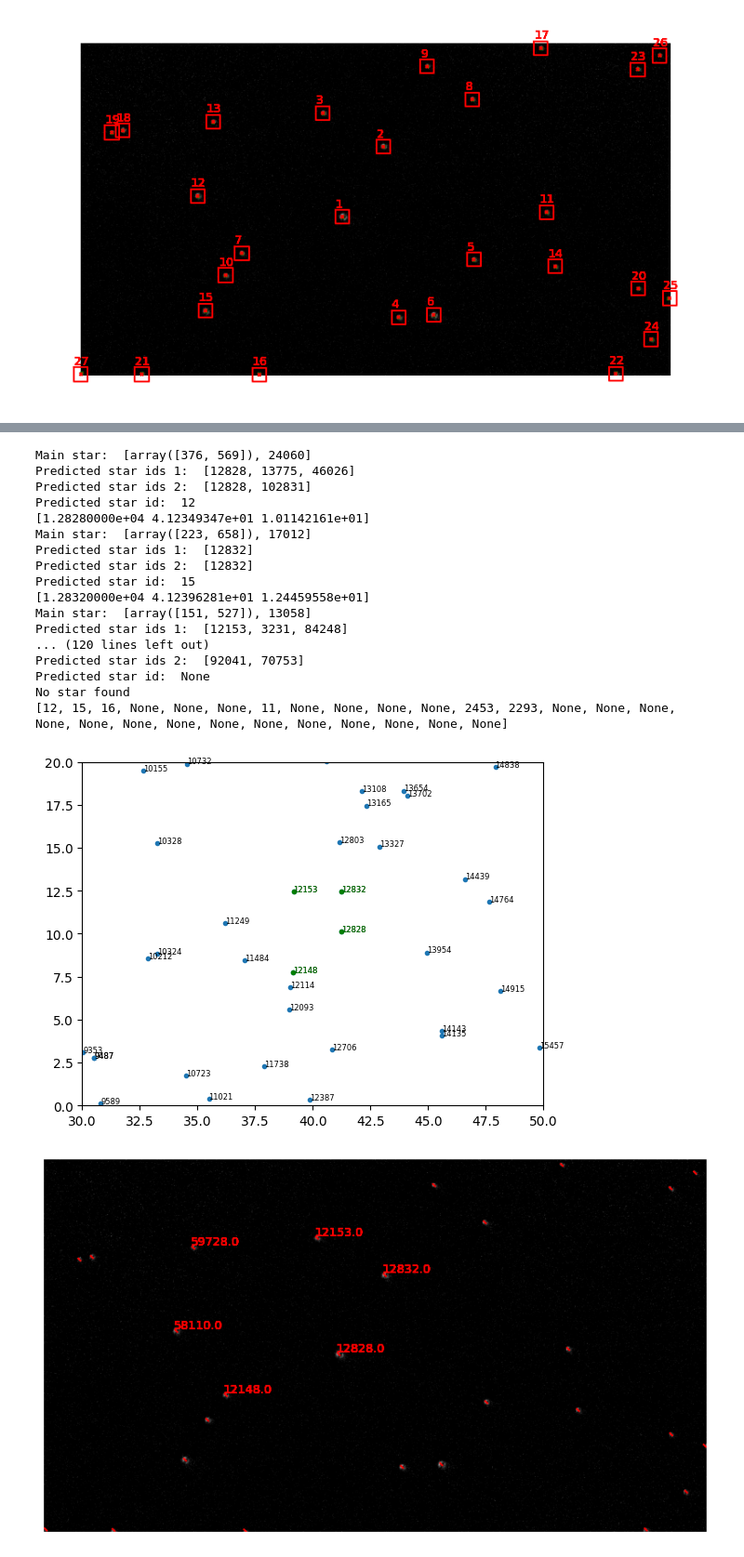
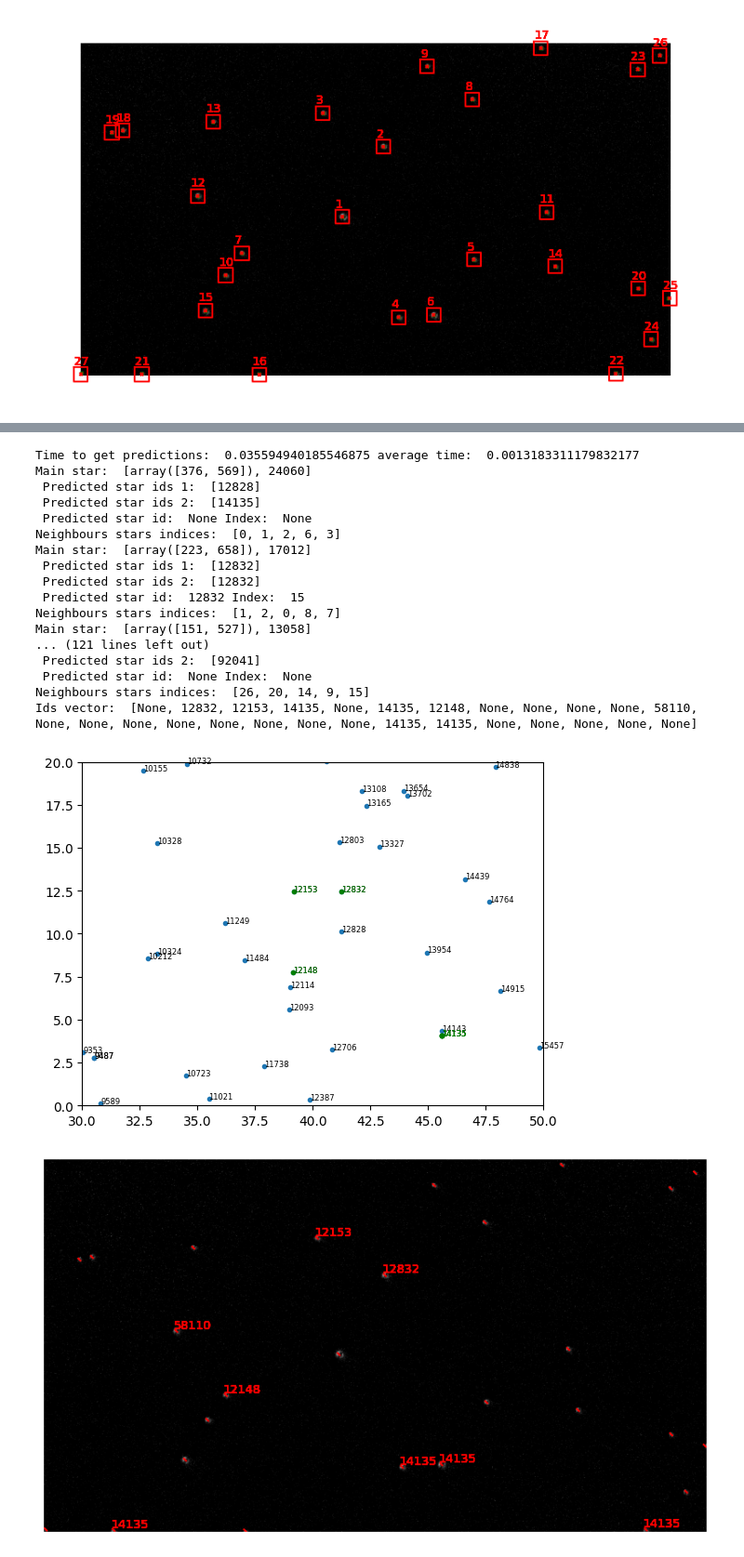
Before and after one commit to I-Zuniga/Event_Star_tracker, a Jupyter notebook: jupyter_notebooks/sdk_test.ipynb, the cells around one changed output, grey strips where cells are left out. Shown at 93% size. Drawn from its saved outputs; the diff is of its cells as text; code cells hidden in the pictures.

Commit message:
star double check added

```diff
--- a/jupyter_notebooks/sdk_test.ipynb
+++ b/jupyter_notebooks/sdk_test.ipynb
@@ -411,14 +387,16 @@ with open('../data/SOM_parameters/'+name+'/star_dict_'+ name + '.p', 'rb') as in
 # %%
 #Get the image postion
+from numpy import append
 from lib.event_processing import *
+import time
 
 # ref_pixel_to_deg = 0.005319449742301844 /3.5#In degres from sun_calibration with FOV=reference_FOV
 ref_pixel_to_deg = 0.0009601418439716312 #In degres from sun_calibration with FOV=reference_FOV
 
-stars_data = get_star_dataset(type ='tycho', path = '../data/catalogs/tycho2_VT_6.csv')
-if isinstance(stars_data, pd.DataFrame):
+stars_data_df = get_star_dataset(type ='tycho', path = '../data/catalogs/tycho2_VT_6.csv')
+if isinstance(stars_data_df, pd.DataFrame):
     # stars_data['data_number'] = stars_data.index
-    stars_data = stars_data[['HIP','RA(ICRS)', 'DE(ICRS)']].values
+    stars_data = stars_data_df[['HIP','RA(ICRS)', 'DE(ICRS)']].values
 
 reference_FOV = 1 #In degrees
 recording_FOV = 14.3 #In degrees
@@ -429,8 +407,14 @@ features_vec_2 = []
 
 predcited_stars = []
 
+indices_image = []
+
+time_start = time.time()
 for main_star in clusters_sort:
-    stars_sorted_by_main = order_by_main_dist(main_star, clusters_sort)
+
+    #Order by distance to the main star at the loop
+    stars_sorted_by_main, index_sort = order_by_main_dist(main_star, clusters_sort, True)
+    indices_image.append(index_sort[0:num_of_neirbours+1])
 
     stars_features_1, stars_features_2 = get_star_features([star[0] for star in
             stars_sorted_by_main[0:num_of_neirbours+1]], ref_pixel_to_deg, reference_FOV, recording_FOV)
@@ -448,39 +432,45 @@ for main_star in clusters_sort:
     # Get the intersection of the two predictions if there is only one star in common
     if len(list(set(predicted_star_ids_1).intersection(predicted_star_ids_2))) < 2 and len(
         list(set(predicted_star_ids_1).intersection(predicted_star_ids_2))) > 0:
-        star_guess = list(set(predicted_star_ids_1).intersection(predicted_star_ids_2))[0]
+        star_guess_index = list(set(predicted_star_ids_1).intersection(predicted_star_ids_2))[0]
+        star_guess_id = list(set(hip_ids_predicted_1).intersection(hip_ids_predicted_2))[0]
+
     else:
-        star_guess = None
+        star_guess_index = None
+        star_guess_id = None
+    predcited_stars.append([hip_ids_predicted_1, hip_ids_predicted_2, star_guess_index, star_guess_id])
 
-    predcited_stars.append([hip_ids_predicted_1, hip_ids_predicted_2, star_guess])
 
+time_end = time.time()
+print('Time to get predictions: ', time_end - time_start, 'average time: ', (time_end - time_start)/len(clusters_sort))
 for i in range(len(predcited_stars)):
     print('Main star: ', clusters_sort[i][:2])
-    print('Predicted star ids 1: ', predcited_stars[i][0])
-    print('Predicted star ids 2: ', predcited_stars[i][1])
-    print('Predicted star id: ', predcited_stars[i][2])
-    print(stars_data[predcited_stars[i][2]] if predcited_stars[i][2] is not None else 'No star found')
+    print(' Predicted star ids 1: ', predcited_stars[i][0])
+    print(' Predicted star ids 2: ', predcited_stars[i][1])
+    print(' Predicted star id: ', predcited_stars[i][3], 'Index: ', predcited_stars[i][2])
+    print('Neighbours stars indices: ', indices_image[i])
+    # print(stars_data[predcited_stars[i][2]] if predcited_stars[i][2] is not None else 'No star found')
 
 
-print([x[2] for x in predcited_stars])
+print('Ids vector: ', [x[3] for x in predcited_stars])
 # %% [output]
+Time to get predictions:  0.035594940185546875 average time:  0.0013183311179832177
 Main star:  [array([376, 569]), 24060]
-Predicted star ids 1:  [12828, 13775, 46026]
-Predicted star ids 2:  [12828, 102831]
-Predicted star id:  12
-[1.28280000e+04 4.12349347e+01 1.01142161e+01]
+ Predicted star ids 1:  [12828]
+ Predicted star ids 2:  [14135]
+ Predicted star id:  None Index:  None
+Neighbours stars indices:  [0, 1, 2, 6, 3]
 Main star:  [array([223, 658]), 17012]
-Predicted star ids 1:  [12832]
-Predicted star ids 2:  [12832]
-Predicted star id:  15
-[1.28320000e+04 4.12396281e+01 1.24459558e+01]
+ Predicted star ids 1:  [12832]
+ Predicted star ids 2:  [12832]
+ Predicted star id:  12832 Index:  15
+Neighbours stars indices:  [1, 2, 0, 8, 7]
 Main star:  [array([151, 527]), 13058]
-Predicted star ids 1:  [12153, 3231, 84248]
-... (120 lines left out)
-Predicted star ids 2:  [92041, 70753]
-Predicted star id:  None
-No star found
-[12, 15, 16, None, None, None, 11, None, None, None, None, 2453, 2293, None, None, None, None, None, None, None, None, None, None, None, None, None, None]
+... (121 lines left out)
+ Predicted star ids 2:  [92041]
+ Predicted star id:  None Index:  None
+Neighbours stars indices:  [26, 20, 14, 9, 15]
+Ids vector:  [None, 12832, 12153, 14135, None, 14135, 12148, None, None, None, None, 58110, None, None, None, None, None, None, None, None, 14135, 14135, None, None, None, None, None]
 # %%
 from lib.plot_utils import *
 plt.figure()
@@ -495,34 +485,33 @@ plt.plot([x[1] for x in stars_data],stars_data[:,2],'.')
 # #Plot the identification names of the set of stars
 for i in range(len(stars_data)):
     if stars_data[i,1] < x_range[1] and stars_data[i,1] > x_range[0] and stars_data[i,2] < y_range[1] and stars_data[i,2] > y_range[0]:
         plt.text(stars_data[i,1], stars_data[i,2], str(int(stars_data[i,0])) , fontsize=6)
 
 x_range = [30, 50]
 y_range = [0, 20]
 
 not_none = [x[2] for x in predcited_stars if x[2] is not None]
 stars_subdata = stars_data[not_none]
 #Check that the stars are in range
 # stars_subdata = [x.tolist() for x in stars_subdata if np.round(x[1]) in range(x_range[0], x_range[1]) and np.round(x[2]) in range(y_range[0], y_range[1])]
 
 plt.plot([x[1] for x in stars_subdata],stars_subdata[:,2],'.g')
 #Plot the identification names of the sub set of stars
 for i in range(len(stars_subdata)):
     if stars_subdata[i,1] < x_range[1] and stars_subdata[i,1] > x_range[0] and stars_subdata[i,2] < y_range[1] and stars_subdata[i,2] > y_range[0]:
         plt.text(stars_subdata[i,1], stars_subdata[i,2], str(int(stars_subdata[i,0])) , fontsize=6, color = 'g')
 
 #change the limits of the axis
 plt.xlim(x_range)
 plt.ylim(y_range)
 
 plt.show()
 
 ids = []
 for x in predcited_stars:
-    ids.append(stars_data[x[2]][0] if x[2] is not None else None)
-
+    ids.append(int(stars_data[x[2]][0]) if x[2] is not None else None)
 
 plot_cluster_with_id(copact_frames[11], np.array(clusters_sort)[:,0], ids)
 # %% [output]
-[figure, old version]
+[figure, new version]
-[figure, old version]
+[figure, new version]
```
Also changed, not shown: parts of 13 cells of this notebook, 14 other files.
